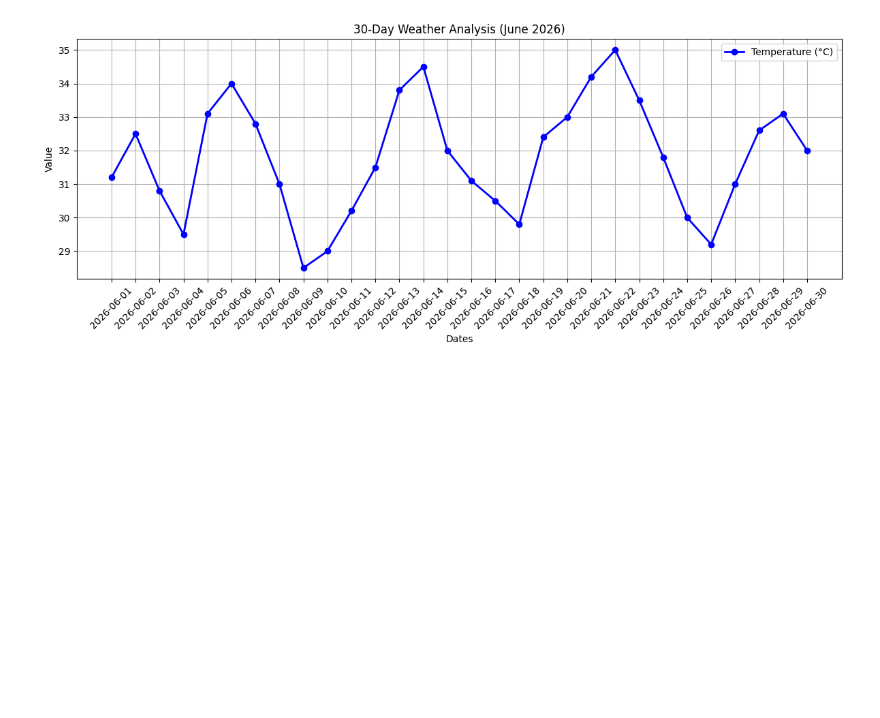
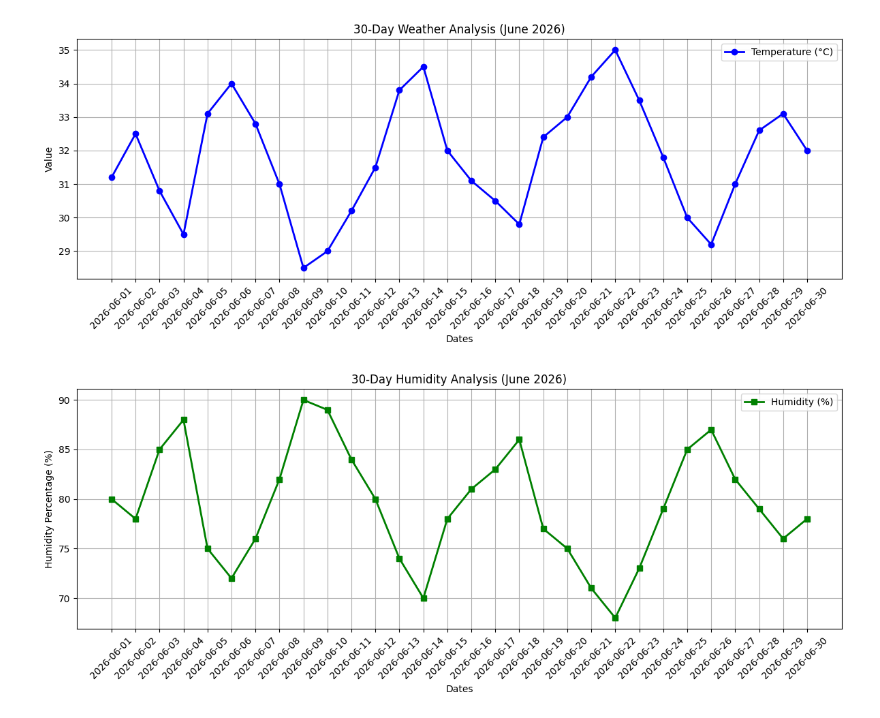
Before and after one commit to anaxml2007/Weather_Data_Analysis_System, a Jupyter notebook: Weather_Data_Analysis_System.ipynb, the cells around one changed output. Cells and saved outputs as stored; diff of their text form; code cells hidden in the pictures; blank space fills up the shorter version.

```diff
--- a/Weather_Data_Analysis_System.ipynb
+++ b/Weather_Data_Analysis_System.ipynb
@@ -153,3 +153,36 @@ plt.tight_layout()
 plt.show()
 # %% [output]
 [figure]
+# %%
+import matplotlib.pyplot as plt
+import pandas as pd
+
+# 1. Loading the dataset from weather_data.csv
+df_loaded = pd.read_csv("weather_data.csv")
+
+# 2. Setting up a professional figure size
+plt.figure(figsize=(12, 5))
+
+# 3. Plotting Humidity trends over the month using green color
+plt.plot(
+    df_loaded["Date"],
+    df_loaded["Humidity"],
+    marker="s",
+    color="green",
+    linewidth=2,
+    label="Humidity (%)",
+)
+
+# 4. Adding professional English titles and labels
+plt.title("30-Day Humidity Analysis (June 2026)")
+plt.xlabel("Dates")
+plt.ylabel("Humidity Percentage (%)")
+plt.xticks(rotation=45)
+plt.grid(True)
+plt.legend()
+
+# 5. Displaying the green humidity graph
+plt.tight_layout()
+plt.show()
+# %% [output]
+[figure, added]
```
